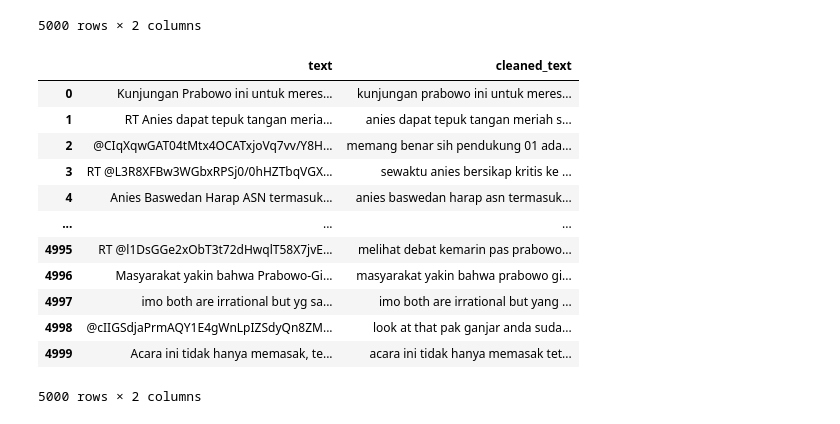
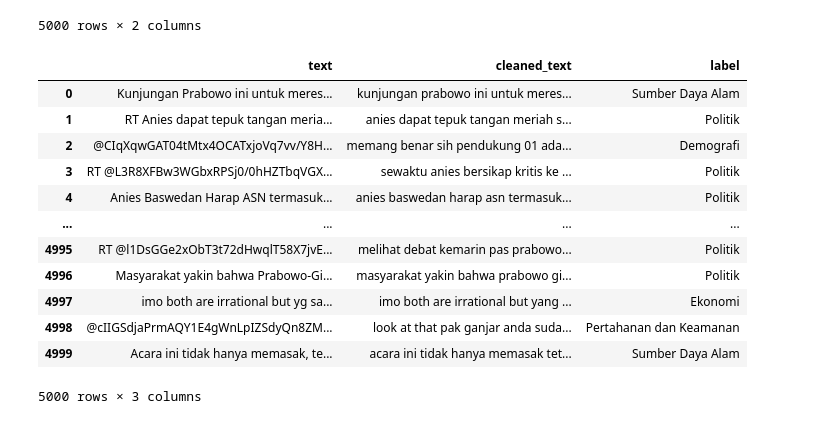
Before and after one commit to Azvier/indonesian-tweet-classification-indobert, a Jupyter notebook: notebooks/data_preprocessing.ipynb, the cells around one changed output. Cells and saved outputs as stored; diff of their text form; code cells hidden in the pictures.

Commit message:
refactor(preprocessing): reorder column post processing

```diff
--- a/notebooks/data_preprocessing.ipynb
+++ b/notebooks/data_preprocessing.ipynb
@@ -72,18 +72,19 @@ def clean_text(text):
 # %%
 # Apply preprocessing to the tweet column
 dataset['cleaned_text'] = dataset['text'].astype(str).apply(clean_text)
-dataset[['text', 'cleaned_text']]
+dataset = dataset[['text', 'cleaned_text', 'label']]
+dataset
 # %% [output]
-|  | text | cleaned_text |
-| 0 | Kunjungan Prabowo ini untuk meres... | kunjungan prabowo ini untuk meres... |
-| 1 | RT Anies dapat tepuk tangan meria... | anies dapat tepuk tangan meriah s... |
-| 2 | @CIqXqwGAT04tMtx4OCATxjoVq7vv/Y8H... | memang benar sih pendukung 01 ada... |
-| 3 | RT @L3R8XFBw3WGbxRPSj0/0hHZTbqVGX... | sewaktu anies bersikap kritis ke ... |
-| 4 | Anies Baswedan Harap ASN termasuk... | anies baswedan harap asn termasuk... |
-| ... | ... | ... |
-| 4995 | RT @l1DsGGe2xObT3t72dHwqlT58X7jvE... | melihat debat kemarin pas prabowo... |
-| 4996 | Masyarakat yakin bahwa Prabowo-Gi... | masyarakat yakin bahwa prabowo gi... |
-| 4997 | imo both are irrational but yg sa... | imo both are irrational but yang ... |
-| 4998 | @cIIGSdjaPrmAQY1E4gWnLpIZSdyQn8ZM... | look at that pak ganjar anda suda... |
-| 4999 | Acara ini tidak hanya memasak, te... | acara ini tidak hanya memasak tet... |
+|  | text | cleaned_text | label |
+| 0 | Kunjungan Prabowo ini untuk meres... | kunjungan prabowo ini untuk meres... | Sumber Daya Alam |
+| 1 | RT Anies dapat tepuk tangan meria... | anies dapat tepuk tangan meriah s... | Politik |
+| 2 | @CIqXqwGAT04tMtx4OCATxjoVq7vv/Y8H... | memang benar sih pendukung 01 ada... | Demografi |
+| 3 | RT @L3R8XFBw3WGbxRPSj0/0hHZTbqVGX... | sewaktu anies bersikap kritis ke ... | Politik |
+| 4 | Anies Baswedan Harap ASN termasuk... | anies baswedan harap asn termasuk... | Politik |
+| ... | ... | ... | ... |
+| 4995 | RT @l1DsGGe2xObT3t72dHwqlT58X7jvE... | melihat debat kemarin pas prabowo... | Politik |
+| 4996 | Masyarakat yakin bahwa Prabowo-Gi... | masyarakat yakin bahwa prabowo gi... | Politik |
+| 4997 | imo both are irrational but yg sa... | imo both are irrational but yang ... | Ekonomi |
+| 4998 | @cIIGSdjaPrmAQY1E4gWnLpIZSdyQn8ZM... | look at that pak ganjar anda suda... | Pertahanan dan Keamanan |
+| 4999 | Acara ini tidak hanya memasak, te... | acara ini tidak hanya memasak tet... | Sumber Daya Alam |
-5000 rows × 2 columns
+5000 rows × 3 columns
```
